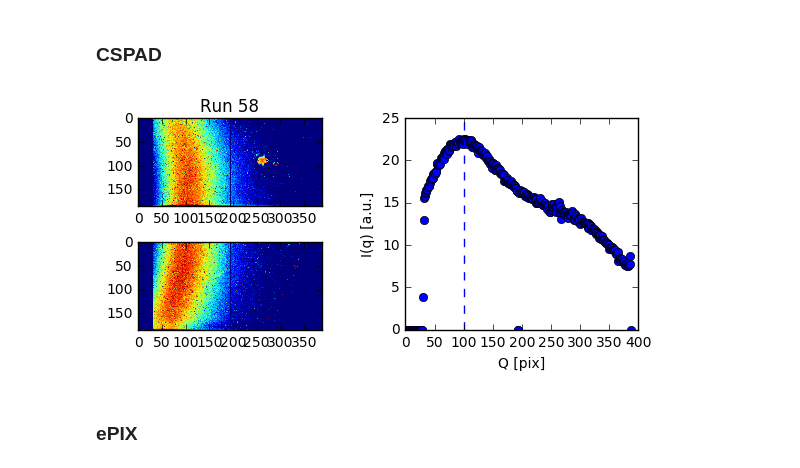
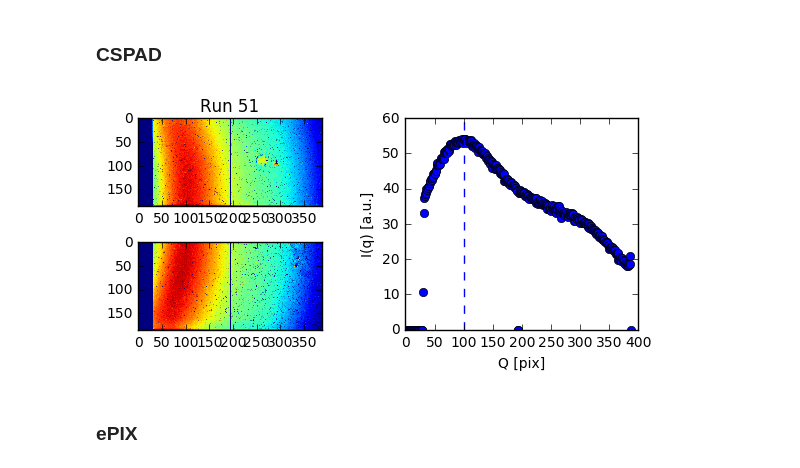
Before and after one commit to fperakis/speckle, a Jupyter notebook: examples/01_analyse_run.ipynb, the cells around one changed output. Cells and saved outputs as stored; diff of their text form; code cells hidden in the pictures.

```diff
--- a/examples/01_analyse_run.ipynb
+++ b/examples/01_analyse_run.ipynb
@@ -10,7 +8,7 @@ sys.path.insert(0, '../scripts/')
 # %% [markdown]
 ### parameters
 # %%
-run = 58
+run = 51
 n_epix = 2
 # %% [markdown]
 ### load files
@@ -45,27 +43,27 @@ p2 = photon_hist[:,2]/float(n_pix)
 # %%
 plt.figure(figsize=[6,3])
 plt.subplot(2,2,1)
-plt.imshow(cspad[0]*mask_cspad[0],vmin=3e5,vmax=0.5e6)
+plt.imshow(cspad[0]*mask_cspad[0],vmin=3e5,vmax=1.2e6)
 plt.title('Run %d'%run)
 plt.xticks()
 plt.subplot(2,2,3)
-plt.imshow(np.rot90(cspad[1]*mask_cspad[1],2),vmin=3e5,vmax=0.5e6)
+plt.imshow(np.rot90(cspad[1]*mask_cspad[1],2),vmin=3e5,vmax=1.2e6)
 #plt.colorbar()
 
 plt.subplot(1,2,2)
 s = cspad[0]*mask_cspad[0]/n_shots
 
 Iq_quick = np.average(s,axis=0)
 plt.plot(Iq_quick,'o')
 plt.axvline(x=100,ls='--')
 plt.savefig('/Users/fivos/Desktop/cspad_2.png',dpi=300)
 
 plt.xlabel('Q [pix]')
 plt.ylabel('I(q) [a.u.]')
 plt.tight_layout()
 plt.show()
 # %% [output]
-[figure, old version]
+[figure, new version]
 # %% [markdown]
 ### ePIX
 # %%
```
Also changed, not shown: parts of 1 cell of this notebook.
